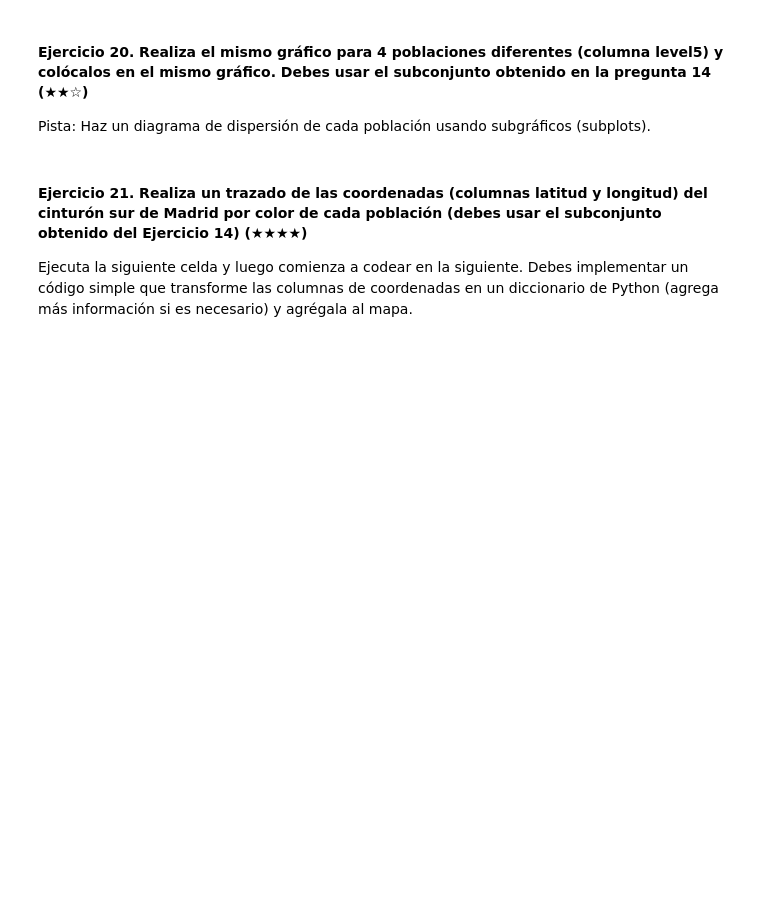
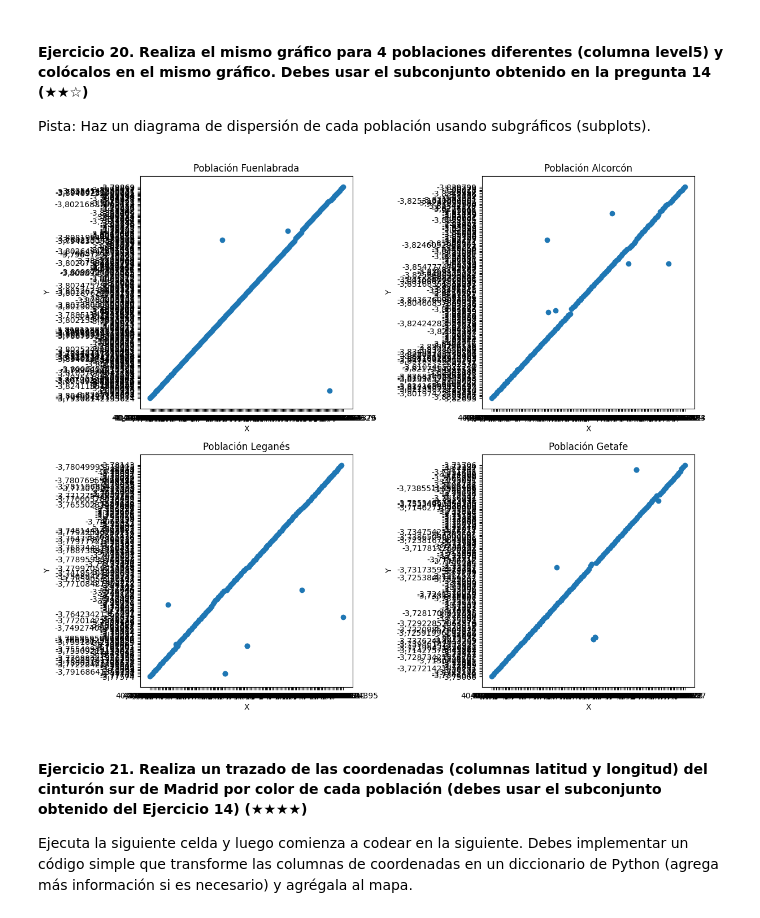
Before and after one commit to Facudlomas/realestate-datacleanup-exercise, a Jupyter notebook: project.es.ipynb, the cells around one changed output. Cells and saved outputs as stored; diff of their text form; code cells hidden in the pictures; blank space fills up the shorter version.

```diff
--- a/project.es.ipynb
+++ b/project.es.ipynb
@@ -262,4 +408,13 @@ Pista: Puedes ayudarte revisando la demostración multihist de Matplotlib.
 
 Pista: Crea una nueva columna llamada `pps` (price per square en inglés) y luego analiza los valores
 # %%
-# TODO
+df_cinturon_sur['pps'] = df_cinturon_sur['price'] / df_cinturon_sur['surface']
+#declarar siempre despues de nuevo campo
+Getafe_df = df_cinturon_sur[df_cinturon_sur['level5'] == 'Getafe']
+Alcorcon_df = df_cinturon_sur[df_cinturon_sur['level5'] == 'Alcorcón']
+# Calcular el promedio del precio por metro cuadrado para ambas poblaciones
+promedio_Getafe = Getafe_df['pps'].mean()
+promedio_Alcorcon = Alcorcon_df['pps'].mean()
+
+print(f"Promedio de precio por metro cuadrado en Getafe: {promedio_Getafe:.2f} €/m²")
+print(f"Promedio de precio por metro cuadrado en Alcorcón: {promedio_Alcorcon:.2f} €/m²")
@@ -267,7 +430,37 @@ Pista: Crea una nueva columna llamada `pps` (price per square en inglés) y lueg
 #### Ejercicio 20. Realiza el mismo gráfico para 4 poblaciones diferentes (columna level5) y colócalos en el mismo gráfico. Debes usar el subconjunto obtenido en la pregunta 14 (★★☆)
 Pista: Haz un diagrama de dispersión de cada población usando subgráficos (subplots).
 # %%
-# TODO
+
+
+# Obtener las 4 primeras poblaciones únicas del DataFrame df_cinturon_sur
+poblaciones = df_cinturon_sur['level5'].unique()[:4]  # Solo seleccionamos las primeras 4
+
+# Crear subplots (2 filas, 2 columnas para los 4 gráficos)
+fig, axs = plt.subplots(2, 2, figsize=(12, 10))
+
+# Aplanar el array de axs para facilitar la iteración
+axs = axs.flatten()
+
+# Iterar sobre cada población y su respectivo subplot
+for i, poblacion in enumerate(poblaciones):
+    # Filtrar los datos del DataFrame df_cinturon_sur para la población actual
+    df_pob = df_cinturon_sur[df_cinturon_sur['level5'] == poblacion]
+
+    # Crear un diagrama de dispersión en la subtrama correspondiente
+    axs [i].scatter(df_pob['latitude'], df_pob['longitude'], label=poblacion)
+
+    # Añadir título y etiquetas a cada subplot
+    axs[i].set_title(f'Población {poblacion}')
+    axs[i].set_xlabel('X')
+    axs[i].set_ylabel('Y')
+
+# Ajustar los espacios entre los subplots para que no se solapen
+plt.tight_layout()
+
+# Mostrar el gráfico
+plt.show()
+# %% [output]
+[figure, added]
 # %% [markdown]
 #### Ejercicio 21. Realiza un trazado de las coordenadas (columnas latitud y longitud) del cinturón sur de Madrid por color de cada población (debes usar el subconjunto obtenido del Ejercicio 14) (★★★★)
 
```
Also changed, not shown: parts of 13 cells of this notebook.
